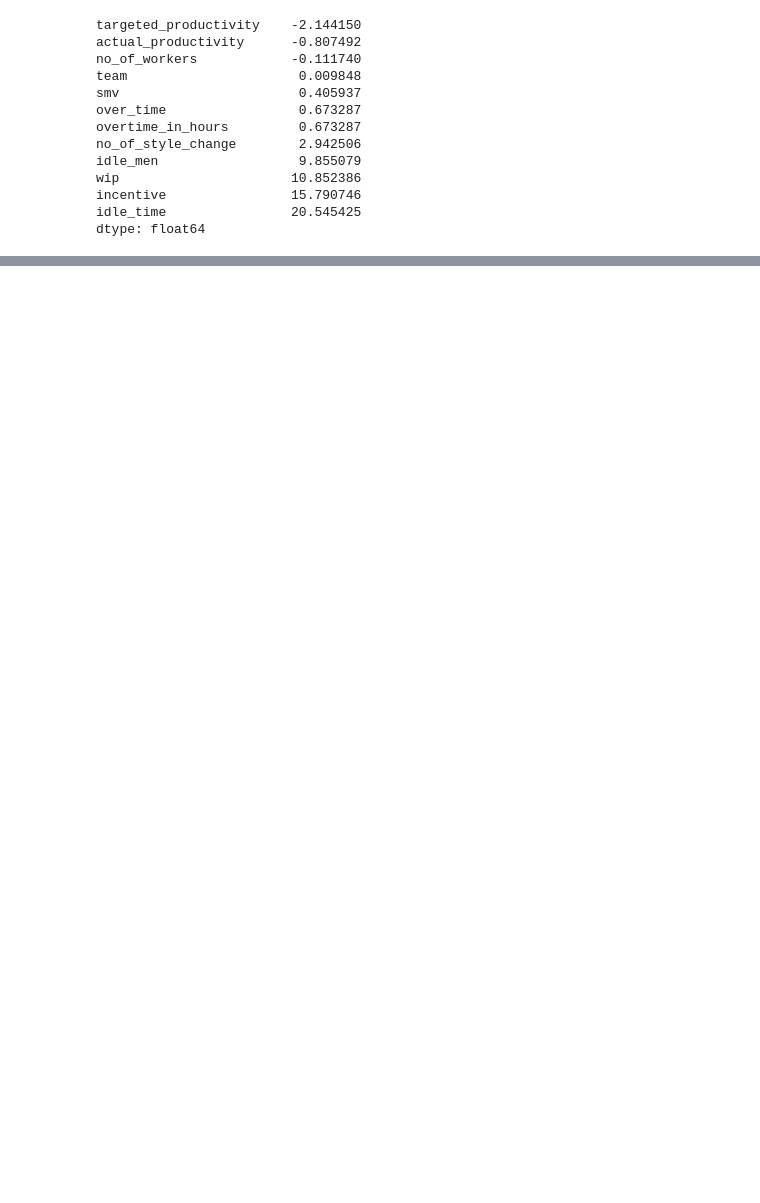
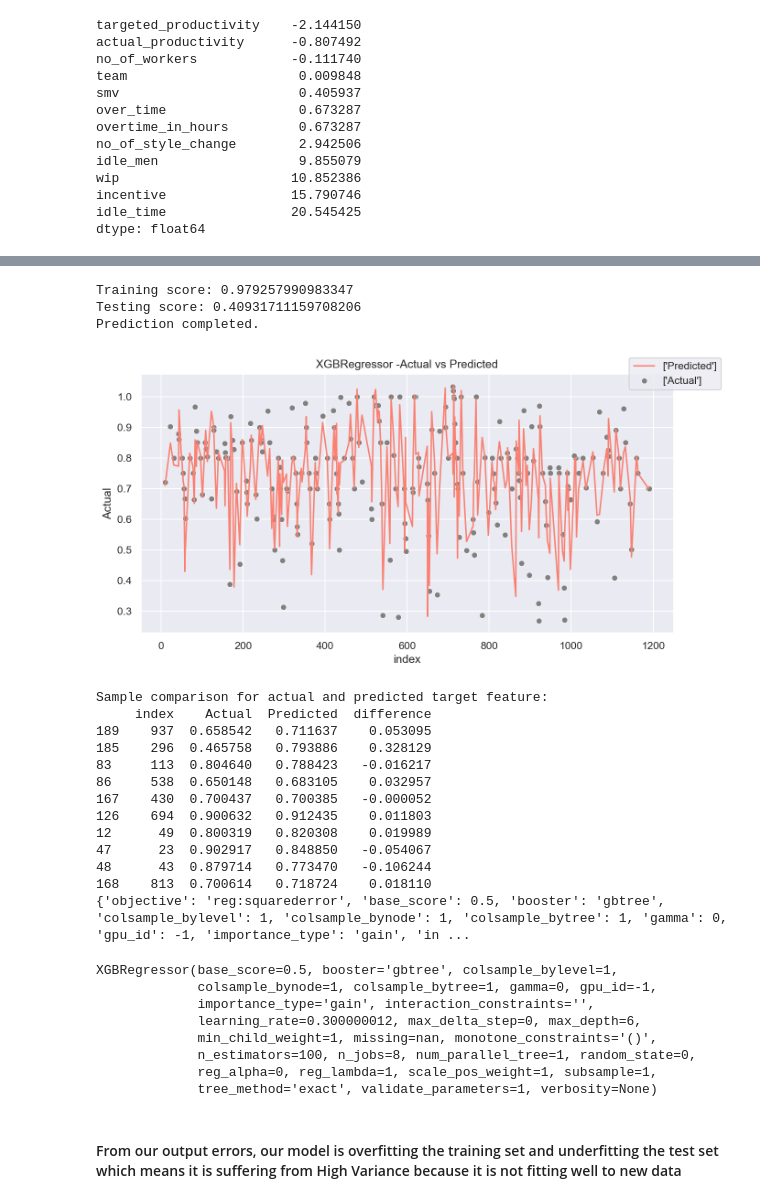
Before and after one commit to faithfulalabi/Garment_Employees_Productivity, a Jupyter notebook: Garment_Employees.ipynb, the cells around one changed output, grey strips where cells are left out. Drawn from its saved outputs; the diff is of its cells as text; code cells hidden in the pictures; blank space fills up the shorter version.

Commit message:
add model implementation

```diff
--- a/Garment_Employees.ipynb
+++ b/Garment_Employees.ipynb
@@ -458,4 +433,0 @@ final_df.drop('date',axis=1,inplace=True)
-# %%
-# forgot to onehot encode team colum, it is also categorical
-final_df= pd.concat([final_df,pd.get_dummies(final_df['team'],prefix='team')],axis=1)
-final_df.drop('team',axis=1,inplace=True)
@@ -595,0 +450,12 @@ model.score()
+# %%
+# converts team to a str in order to categorize it next
+df['team'] = df['team'].apply(lambda x: str(x))
+# %%
+def categorical_data(unparsed_df):
+    df_nums = df.select_dtypes(exclude='object')
+    df_objs = df.select_dtypes(include='object')
+    df_objs = pd.get_dummies(df_objs,drop_first=True)
+    final_df = pd.concat([df_nums,df_objs],axis=1)
+    return final_df
+# %%
+final_df = categorical_data(df)
@@ -595,0 +590,30 @@ model.score()
+# %%
+evaluate_model(XGBRegressor(),X_train,y_train,X_test,y_test)
+# %% [output]
+Training score: 0.979257990983347
+Testing score: 0.40931711159708206
+Prediction completed.
+[figure, added]
+Sample comparison for actual and predicted target feature:
+     index    Actual  Predicted  difference
+189    937  0.658542   0.711637    0.053095
+185    296  0.465758   0.793886    0.328129
+83     113  0.804640   0.788423   -0.016217
+86     538  0.650148   0.683105    0.032957
+167    430  0.700437   0.700385   -0.000052
+126    694  0.900632   0.912435    0.011803
+12      49  0.800319   0.820308    0.019989
+47      23  0.902917   0.848850   -0.054067
+48      43  0.879714   0.773470   -0.106244
+168    813  0.700614   0.718724    0.018110
+{'objective': 'reg:squarederror', 'base_score': 0.5, 'booster': 'gbtree', 'colsample_bylevel': 1, 'colsample_bynode': 1, 'colsample_bytree': 1, 'gamma': 0, 'gpu_id': -1, 'importance_type': 'gain', 'in ...
+XGBRegressor(base_score=0.5, booster='gbtree', colsample_bylevel=1,
+             colsample_bynode=1, colsample_bytree=1, gamma=0, gpu_id=-1,
+             importance_type='gain', interaction_constraints='',
+             learning_rate=0.300000012, max_delta_step=0, max_depth=6,
+             min_child_weight=1, missing=nan, monotone_constraints='()',
+             n_estimators=100, n_jobs=8, num_parallel_tree=1, random_state=0,
+             reg_alpha=0, reg_lambda=1, scale_pos_weight=1, subsample=1,
+             tree_method='exact', validate_parameters=1, verbosity=None)
+# %% [markdown]
+#### From our output errors, our model is overfitting the training set and underfitting the test set which means it is suffering from High Variance because it is not fitting well to new data
```
Also changed, not shown: parts of 60 cells of this notebook, 2 other files.
